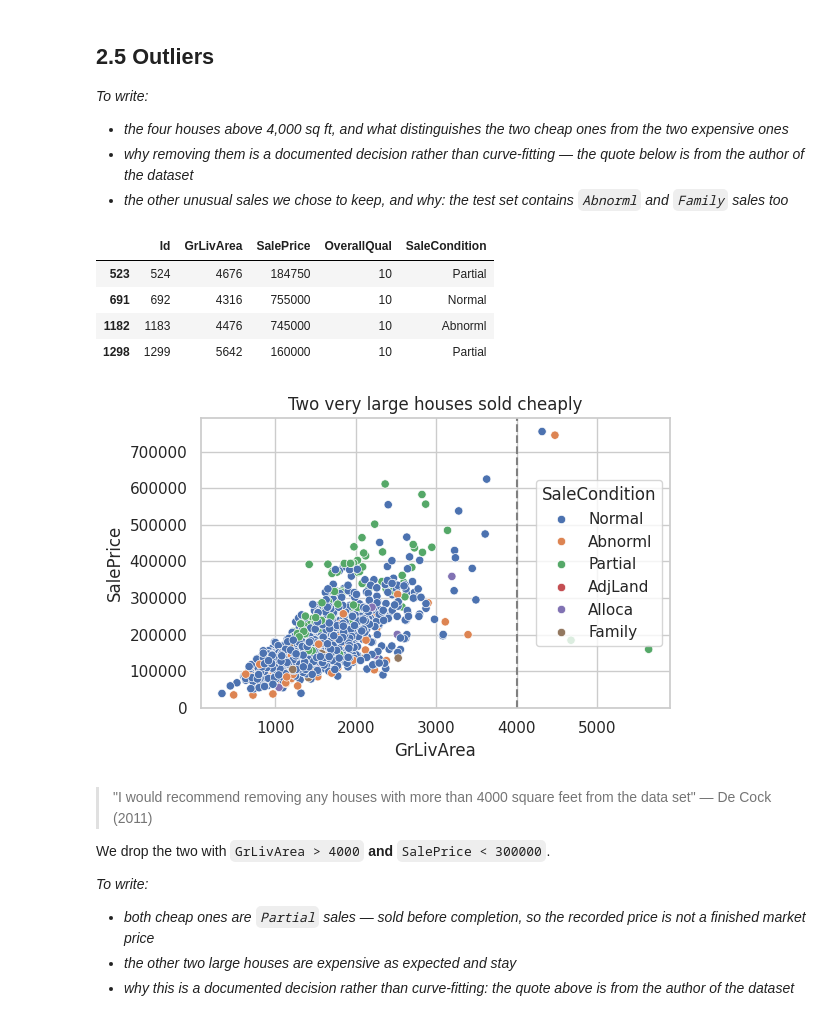
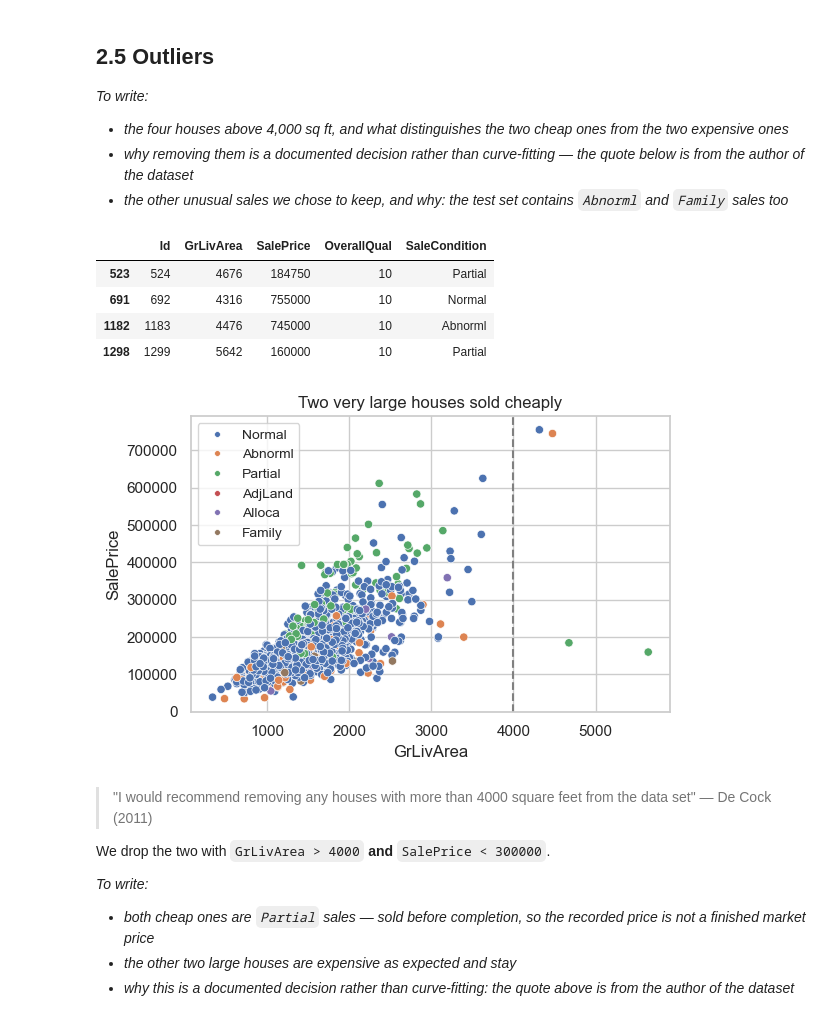
Before and after one commit to siddharthyashkukreja-cloud/smu_programming_group, a Jupyter notebook: ACCT682_Housing_prices.ipynb, the cells around one changed output. Saved outputs shown, nothing was run; the diff lists cells and outputs as text; code cells hidden in the pictures.

Commit message:
Fixed a few visualization problems

```diff
--- a/ACCT682_Housing_prices.ipynb
+++ b/ACCT682_Housing_prices.ipynb
@@ -237,17 +238,18 @@ plt.tight_layout()
 # %%
 plt.figure(figsize=(6, 4))
 sns.scatterplot(data=train, x="GrLivArea", y="SalePrice", hue="SaleCondition")
 plt.axvline(4000, ls="--", c="grey")
-plt.title("Two very large houses sold cheaply"); plt.tight_layout()
-
+plt.title("Two very large houses sold cheaply")
+plt.legend(loc="upper left", fontsize="small", markerscale=0.7)
+plt.tight_layout()
 train.loc[train.GrLivArea > 4000, ["Id", "GrLivArea", "SalePrice", "OverallQual", "SaleCondition"]]
 # %% [output]
 |  | Id | GrLivArea | SalePrice | OverallQual | SaleCondition |
 | 523 | 524 | 4676 | 184750 | 10 | Partial |
 | 691 | 692 | 4316 | 755000 | 10 | Normal |
 | 1182 | 1183 | 4476 | 745000 | 10 | Abnorml |
 | 1298 | 1299 | 5642 | 160000 | 10 | Partial |
-[figure, old version]
+[figure, new version]
 # %% [markdown]
 > "I would recommend removing any houses with more than 4000 square feet from the data set" — De Cock (2011)
 
```
Also changed, not shown: parts of 9 cells of this notebook.
